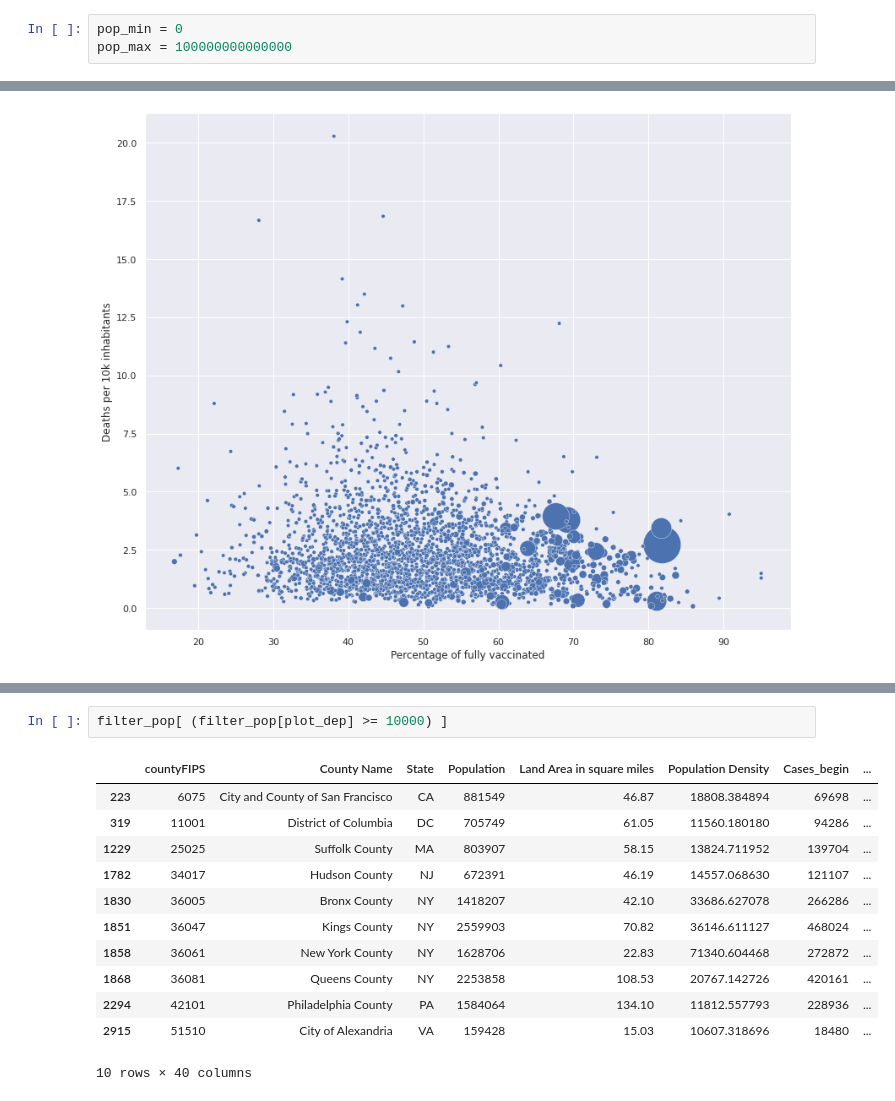
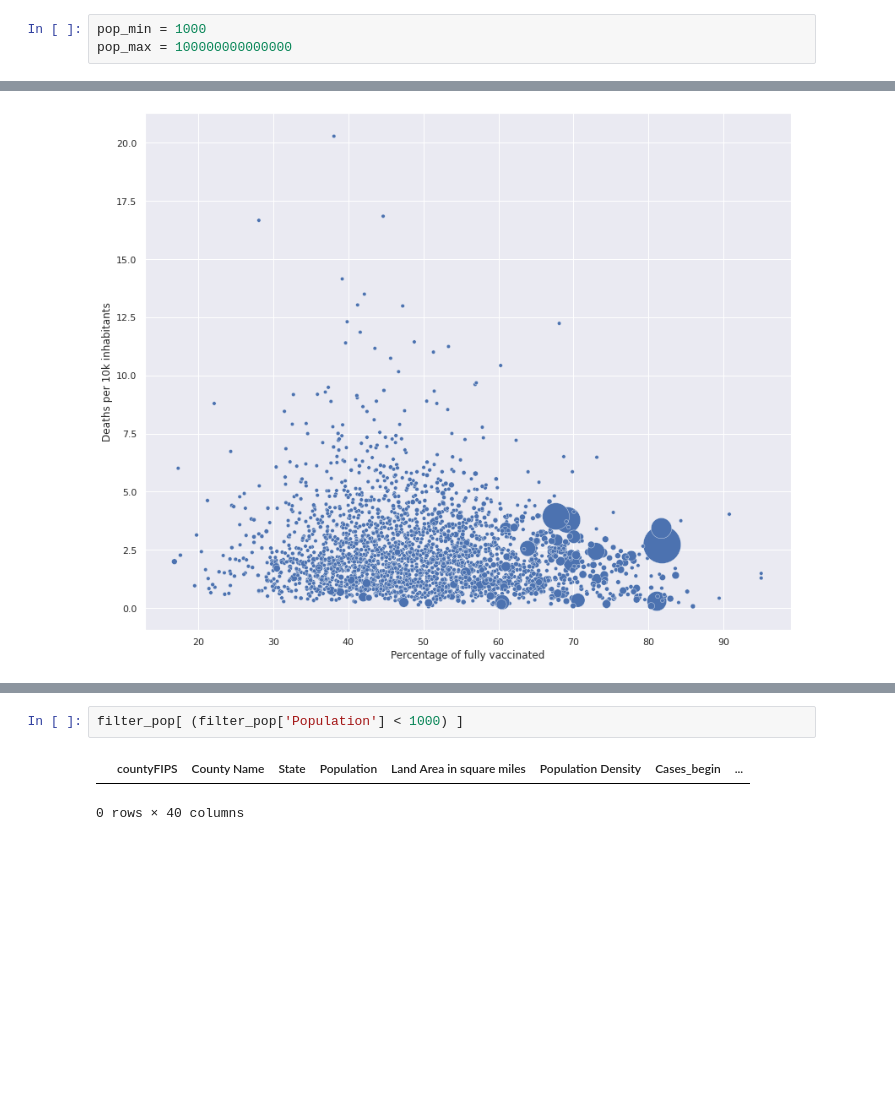
Before and after one commit to dzoanka/Covid19-cases-deaths-against-vax-in-US-counties, a Jupyter notebook: display_plots_covid_data.ipynb, the cells around one changed output, grey strips where cells are left out. Cells and saved outputs as stored; diff of their text form; blank space fills up the shorter version.

```diff
--- a/display_plots_covid_data.ipynb
+++ b/display_plots_covid_data.ipynb
@@ -14,7 +14,7 @@ path = "figures/"
 ### Choose the maximum and minimum population size of counties taken into consideration
 The cases and deaths will be shown per 10000 inhabitants
 # %%
-pop_min = 0
+pop_min = 1000
 pop_max = 100000000000000
 # %%
 # This iformation is needed for the title of the figures. THE PERIOD MUST BE SAME AS IN FILE 'Vax_cases_deaths.ipynb' or you can only fill period_start with a custom name and leave period_end blank
@@ -114,15 +131,5 @@ sns.scatterplot(data=filter_pop[ (filter_pop[plot_dep] >= cut_point2) & (filter_
 # %%
-filter_pop[ (filter_pop[plot_dep] >= 10000) ]
+filter_pop[ (filter_pop['Population'] < 1000) ]
 # %% [output]
 |  | countyFIPS | County Name | State | Population | Land Area in square miles | Population Density | Cases_begin | ... |
-| 223 | 6075 | City and County of San Francisco | CA | 881549 | 46.87 | 18808.384894 | 69698 | ... |
-| 319 | 11001 | District of Columbia | DC | 705749 | 61.05 | 11560.180180 | 94286 | ... |
-| 1229 | 25025 | Suffolk County | MA | 803907 | 58.15 | 13824.711952 | 139704 | ... |
-| 1782 | 34017 | Hudson County | NJ | 672391 | 46.19 | 14557.068630 | 121107 | ... |
-| 1830 | 36005 | Bronx County | NY | 1418207 | 42.10 | 33686.627078 | 266286 | ... |
-| 1851 | 36047 | Kings County | NY | 2559903 | 70.82 | 36146.611127 | 468024 | ... |
-| 1858 | 36061 | New York County | NY | 1628706 | 22.83 | 71340.604468 | 272872 | ... |
-| 1868 | 36081 | Queens County | NY | 2253858 | 108.53 | 20767.142726 | 420161 | ... |
-| 2294 | 42101 | Philadelphia County | PA | 1584064 | 134.10 | 11812.557793 | 228936 | ... |
-| 2915 | 51510 | City of Alexandria | VA | 159428 | 15.03 | 10607.318696 | 18480 | ... |
-10 rows × 40 columns
+0 rows × 40 columns
```
Also changed, not shown: parts of 3 cells of this notebook.
